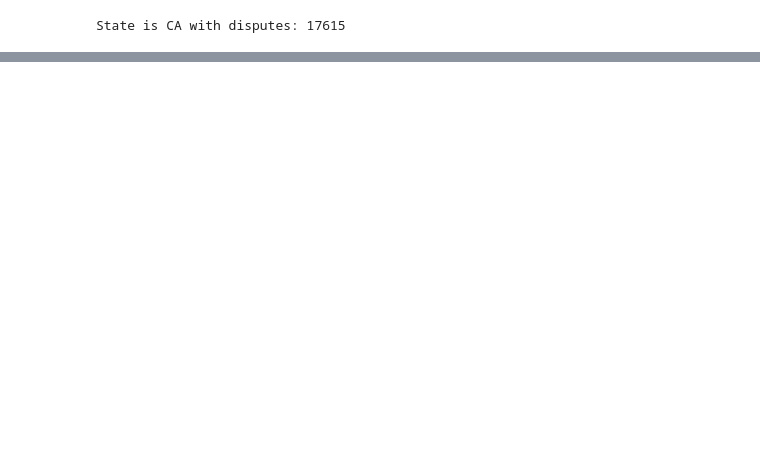
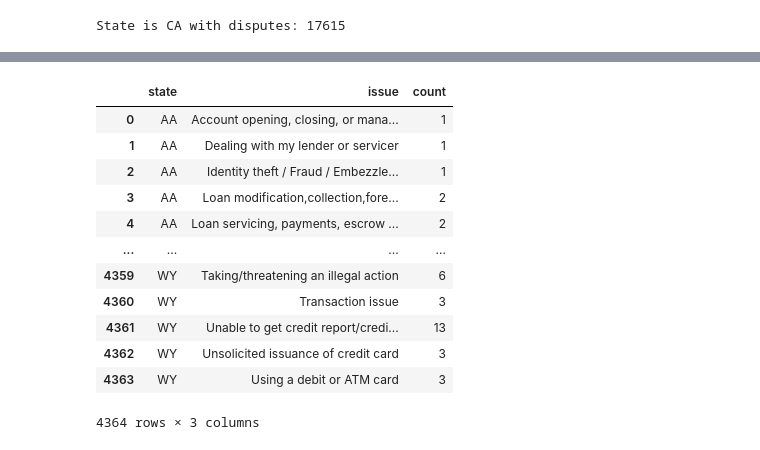
Before and after one commit to quantillinois/data-oa, a Jupyter notebook: consumer_analysis.ipynb, the cells around one changed output, grey strips where cells are left out. Cells and saved outputs as stored; diff of their text form; code cells hidden in the pictures; blank space fills up the shorter version.

```diff
--- a/consumer_analysis.ipynb
+++ b/consumer_analysis.ipynb
@@ -32,0 +87,18 @@ State is CA with disputes: 17615
+# %%
+a = df.groupby(['state','issue']).size().reset_index()
+a.columns = ['state', 'issue','count']
+a
+# %% [output]
+|  | state | issue | count |
+| 0 | AA | Account opening, closing, or mana... | 1 |
+| 1 | AA | Dealing with my lender or servicer | 1 |
+| 2 | AA | Identity theft / Fraud / Embezzle... | 1 |
+| 3 | AA | Loan modification,collection,fore... | 2 |
+| 4 | AA | Loan servicing, payments, escrow ... | 2 |
+| ... | ... | ... | ... |
+| 4359 | WY | Taking/threatening an illegal action | 6 |
+| 4360 | WY | Transaction issue | 3 |
+| 4361 | WY | Unable to get credit report/credi... | 13 |
+| 4362 | WY | Unsolicited issuance of credit card | 3 |
+| 4363 | WY | Using a debit or ATM card | 3 |
+4364 rows × 3 columns
```
Also changed, not shown: parts of 5 cells of this notebook.
